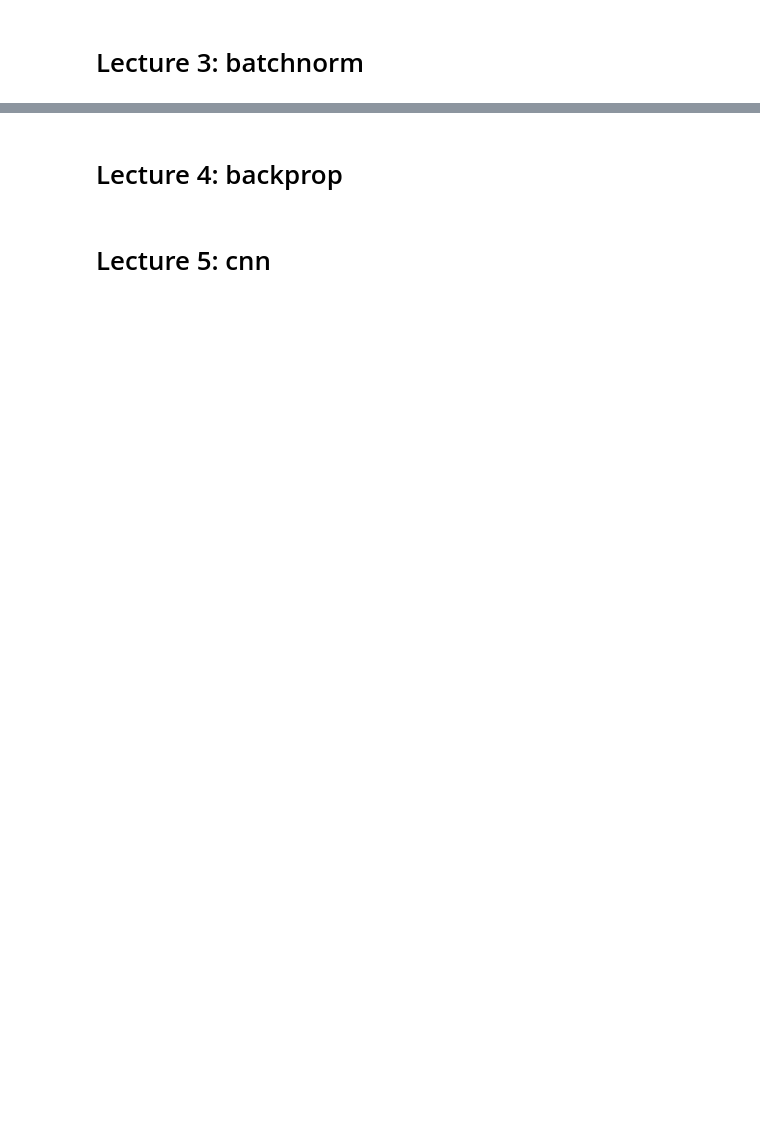
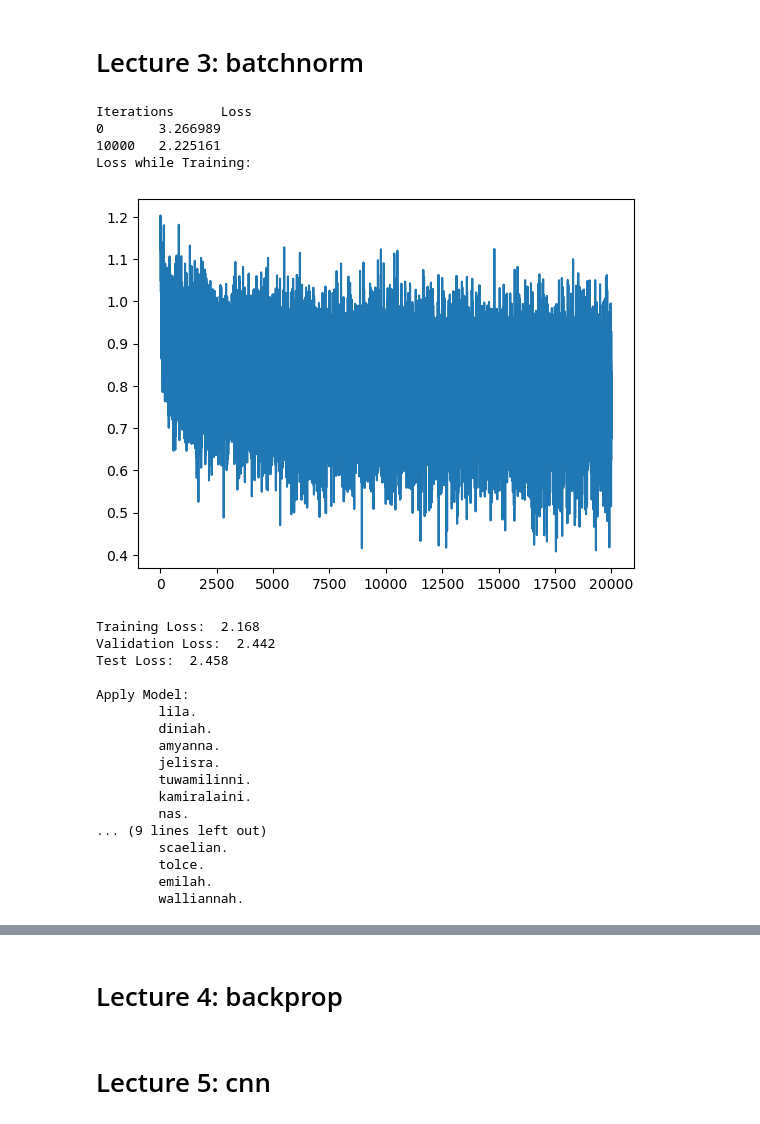
Before and after one commit to eved1018/EN.605.645.82.SP26, a Jupyter notebook: Module14/edelste4_pa14.ipynb, the cells around one changed output, grey strips where cells are left out. Cells and saved outputs as stored; diff of their text form; code cells hidden in the pictures; blank space fills up the shorter version.

```diff
--- a/Module14/edelste4_pa14.ipynb
+++ b/Module14/edelste4_pa14.ipynb
@@ -318,8 +390,8 @@ def learn_mlp(
     n_outputs: int,
     n_layers: int = 1,
     alpha: float = 0.1,
-    epsilon=10**-5,
-    max_iterations: int = 200000,
+    epsilon: float =10**-5,
+    max_iterations: int = 20000,
     verbose: bool = True,
     print_freq: int = 10000,
     generator: Generator | None = None,
@@ -392,12 +464,14 @@ def run_model(
 
     embedding = create_embedding(n_outputs, EMBED_SIZE, generator)
     print("Iterations\tLoss")
-    network, losses = learn_mlp(embedding, train_features, train_labels, n_inputs, n_hidden, n_outputs, n_layers, generator=generator, init_fn=init_fn, train_fn=train_fn, feed_forward_fn=feed_forward_fn)
+    network, losses = learn_mlp(
+        embedding, train_features, train_labels, n_inputs, n_hidden, n_outputs, n_layers, generator=generator, init_fn=init_fn, train_fn=train_fn, feed_forward_fn=feed_forward_fn
+    )
 
     calibrate_fn(embedding, train_features, network)
 
     print("Loss while Training:")
-    plt.plot(torch.tensor(losses).view(-1, 1000).mean(1))
+    plt.plot(losses)
     plt.show()
 
     train_loss = evaluate_mlp(train_features, train_labels, embedding, network, feed_forward_fn)
@@ -429,9 +526,30 @@ def init_mlp_range_normalized(n_inputs: int, n_hidden: int, n_outputs: int, n_la
     model = [(weights1, bias1), (weights2, bias2)]
     return model
 # %%
-_ = run_model(
-    train_features, train_labels, dev_features, dev_labels, test_features, test_labels, CONTEXT_SIZE * EMBED_SIZE, 200, len(alphabet), init_fn=init_mlp_range_normalized
-)
+_ = run_model(train_features, train_labels, dev_features, dev_labels, test_features, test_labels, CONTEXT_SIZE * EMBED_SIZE, 200, len(alphabet), init_fn=init_mlp_range_normalized)
+# %% [output]
+Iterations      Loss
+0       3.266989
+10000   2.225161
+Loss while Training:
+[figure, added]
+Training Loss:  2.168
+Validation Loss:  2.442
+Test Loss:  2.458
+
+Apply Model:
+        lila.
+        diniah.
+        amyanna.
+        jelisra.
+        tuwamilinni.
+        kamiralaini.
+        nas.
+... (9 lines left out)
+        scaelian.
+        tolce.
+        emilah.
+        walliannah.
 # %%
 def init_mlp_kaiming_normalized(n_inputs: int, n_hidden: int, n_outputs: int, n_layers: int, generator: Generator, weight_range: float = 0.1) -> MLP:
     kaiming_std = (5 / 3) / ((EMBED_SIZE * CONTEXT_SIZE) ** 0.5)
```
Also changed, not shown: parts of 26 cells of this notebook.
